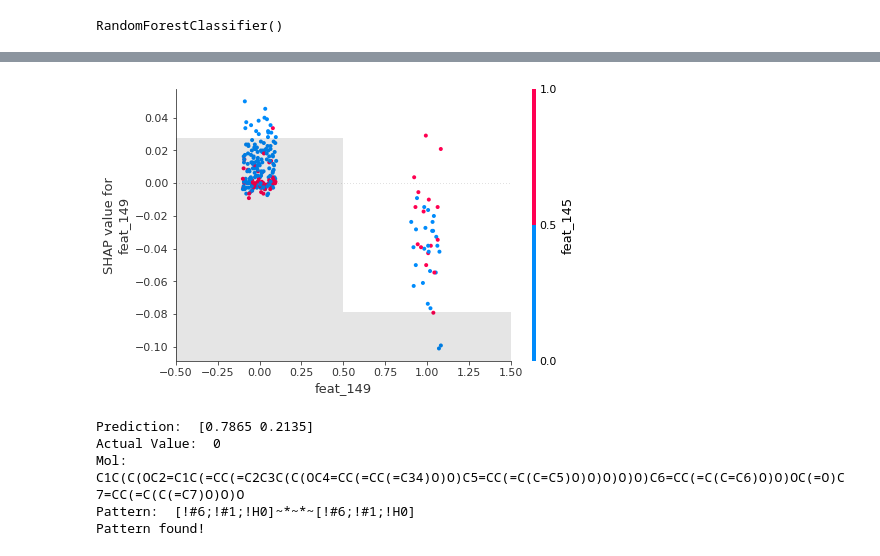
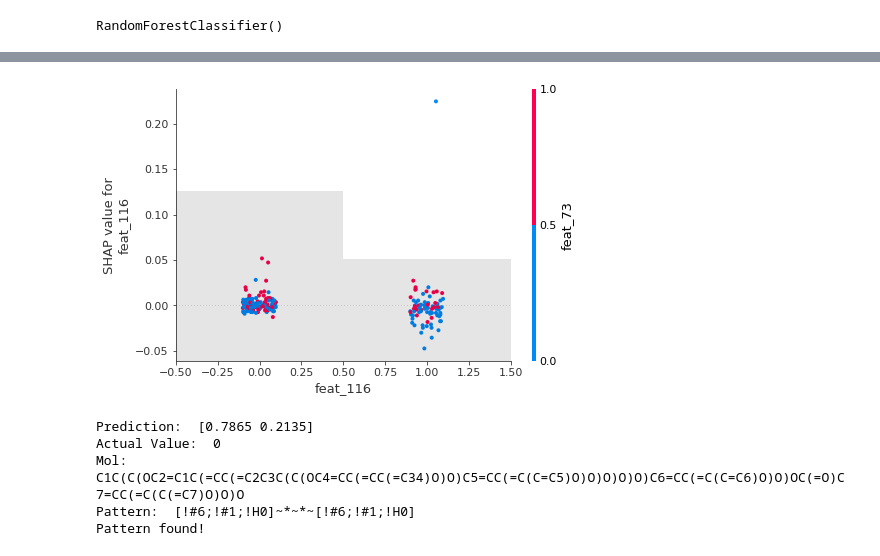
Before and after one commit to BioSystemsUM/DeepMol, a Jupyter notebook: src/SHAP_test.ipynb, the cells around one changed output, grey strips where cells are left out. Drawn from its saved outputs; the diff is of its cells as text; code cells hidden in the pictures.

```diff
--- a/src/SHAP_test.ipynb
+++ b/src/SHAP_test.ipynb
@@ -129,7 +163,7 @@ shap_calc.plotSampleExplanation(index=1, plot_type='waterfall')
 # %%
-shap_calc.plotFeatureExplanation(index=148)
+shap_calc.plotFeatureExplanation(index=115)
 # %% [output]
-[figure, old version]
+[figure, new version]
 # %%
 import utils.utils
 import importlib
```
Also changed, not shown: parts of 5 cells of this notebook.
